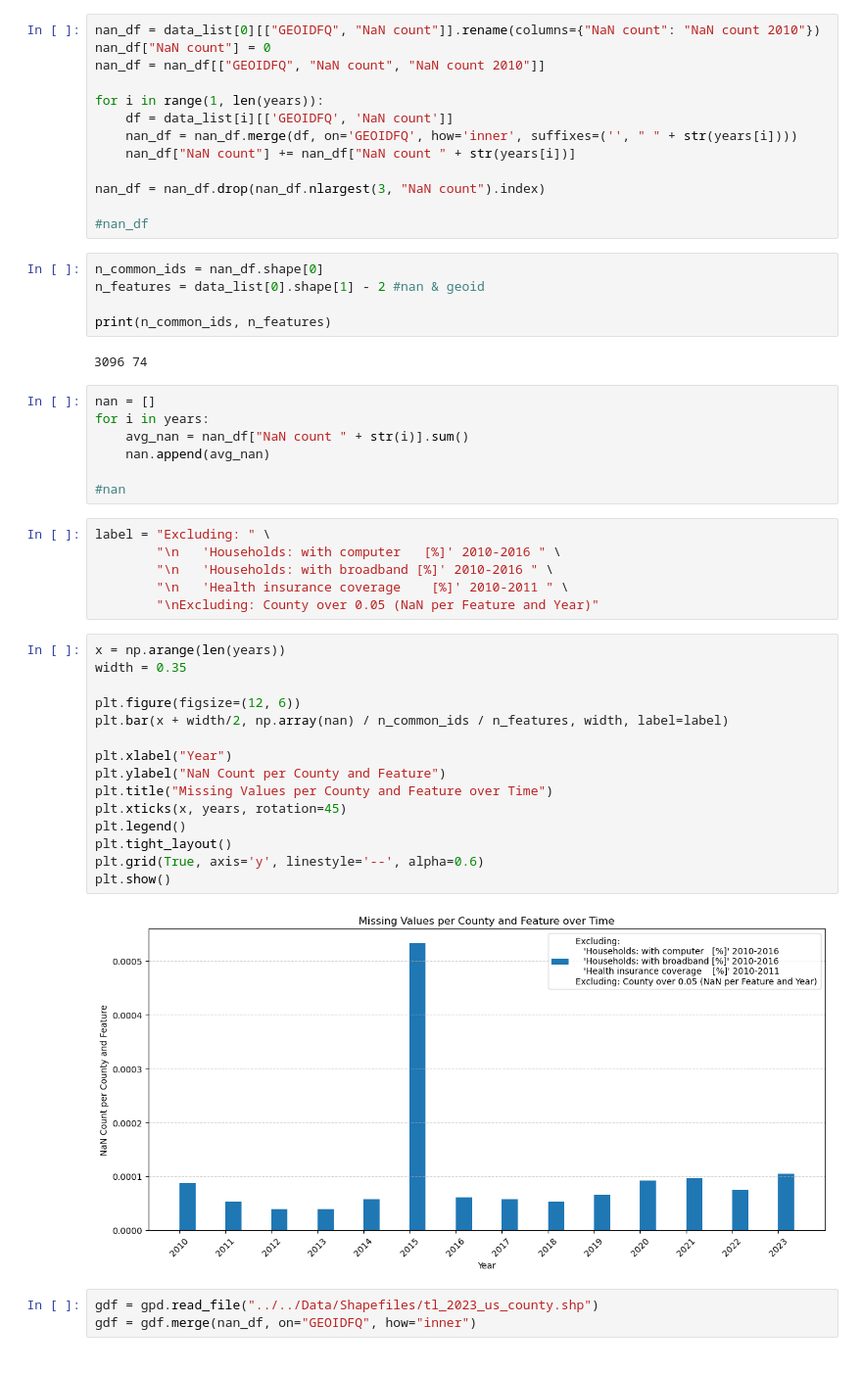
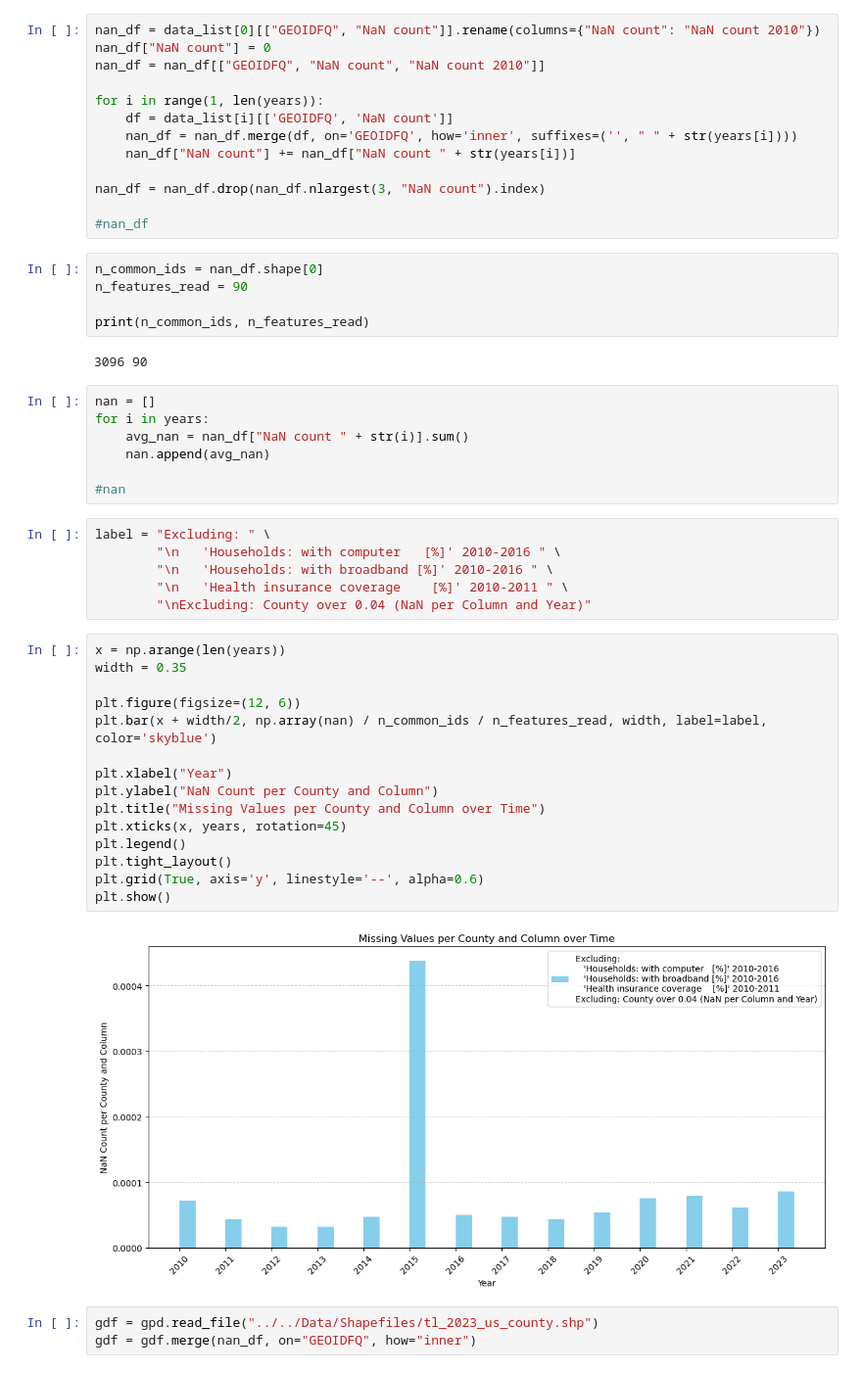
Before and after one commit to simon-0006/Data-Science-GESS---Group-Project, a Jupyter notebook: US_0/Analyse/Code/data_quality.ipynb, the cells around one changed output. Shown at 98% size. Cells and saved outputs as stored; diff of their text form.

```diff
--- a/US_0/Analyse/Code/data_quality.ipynb
+++ b/US_0/Analyse/Code/data_quality.ipynb
@@ -25,11 +25,11 @@ nan_df = nan_df.drop(nan_df.nlargest(3, "NaN count").index)
 #nan_df
 # %%
 n_common_ids = nan_df.shape[0]
-n_features = data_list[0].shape[1] - 2 #nan & geoid
+n_features_read = 90
 
-print(n_common_ids, n_features)
+print(n_common_ids, n_features_read)
 # %% [output]
-3096 74
+3096 90
 # %%
 nan = []
 for i in years:
@@ -42,24 +42,24 @@ label = "Excluding: " \
         "\n   'Households: with computer   [%]' 2010-2016 " \
         "\n   'Households: with broadband [%]' 2010-2016 " \
         "\n   'Health insurance coverage    [%]' 2010-2011 " \
-        "\nExcluding: County over 0.05 (NaN per Feature and Year)"
+        "\nExcluding: County over 0.04 (NaN per Column and Year)"
 # %%
 x = np.arange(len(years))
 width = 0.35
 
 plt.figure(figsize=(12, 6))
-plt.bar(x + width/2, np.array(nan) / n_common_ids / n_features, width, label=label)
+plt.bar(x + width/2, np.array(nan) / n_common_ids / n_features_read, width, label=label, color='skyblue')
 
 plt.xlabel("Year")
-plt.ylabel("NaN Count per County and Feature")
-plt.title("Missing Values per County and Feature over Time")
+plt.ylabel("NaN Count per County and Column")
+plt.title("Missing Values per County and Column over Time")
 plt.xticks(x, years, rotation=45)
 plt.legend()
 plt.tight_layout()
 plt.grid(True, axis='y', linestyle='--', alpha=0.6)
 plt.show()
 # %% [output]
-[figure, old version]
+[figure, new version]
 # %%
 gdf = gpd.read_file("../../Data/Shapefiles/tl_2023_us_county.shp")
 gdf = gdf.merge(nan_df, on="GEOIDFQ", how="inner")
```
Also changed, not shown: parts of 2 cells of this notebook, 3 other files.
